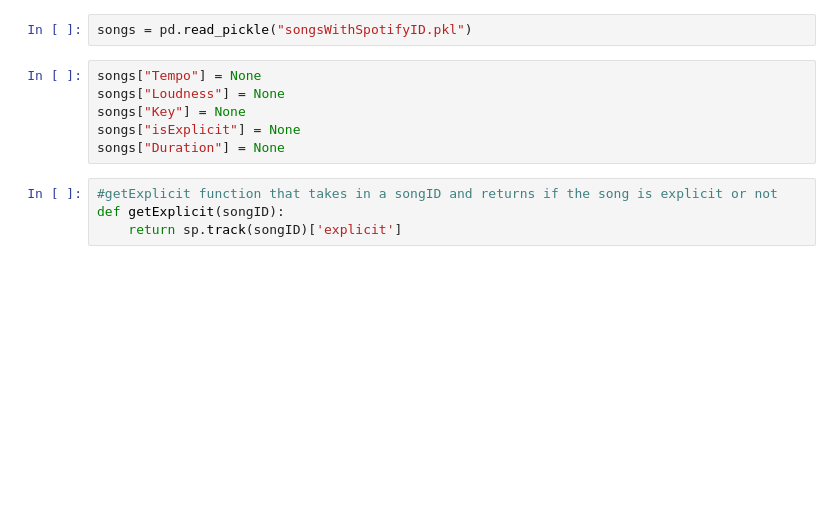
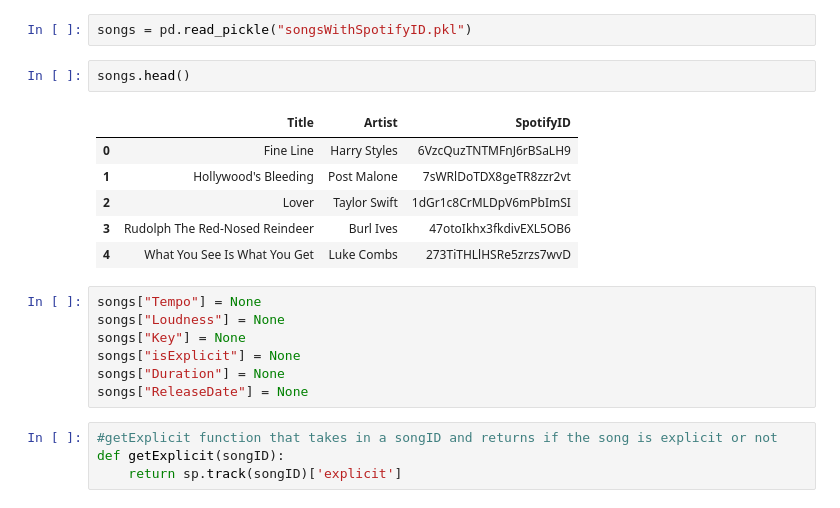
Before and after one commit to cnn22/SingerSongwriter, a Jupyter notebook: GetSongAttributesFromSpotify.ipynb, the cells around one changed output. Saved outputs shown, nothing was run; the diff lists cells and outputs as text; blank space fills up the shorter version.

```diff
--- a/GetSongAttributesFromSpotify.ipynb
+++ b/GetSongAttributesFromSpotify.ipynb
@@ -14,12 +14,22 @@ client_credentials_manager = SpotifyClientCredentials(client_id = cid, client_se
 sp = spotipy.Spotify(client_credentials_manager = client_credentials_manager)
 # %%
 songs = pd.read_pickle("songsWithSpotifyID.pkl")
+# %%
+songs.head()
+# %% [output]
+|  | Title | Artist | SpotifyID |
+| 0 | Fine Line | Harry Styles | 6VzcQuzTNTMFnJ6rBSaLH9 |
+| 1 | Hollywood's Bleeding | Post Malone | 7sWRlDoTDX8geTR8zzr2vt |
+| 2 | Lover | Taylor Swift | 1dGr1c8CrMLDpV6mPbImSI |
+| 3 | Rudolph The Red-Nosed Reindeer | Burl Ives | 47otoIkhx3fkdivEXL5OB6 |
+| 4 | What You See Is What You Get | Luke Combs | 273TiTHLlHSRe5zrzs7wvD |
 # %%
 songs["Tempo"] = None
 songs["Loudness"] = None
 songs["Key"] = None
 songs["isExplicit"] = None
 songs["Duration"] = None
+songs["ReleaseDate"] = None
 # %%
 #getExplicit function that takes in a songID and returns if the song is explicit or not
 def getExplicit(songID):
```
Also changed, not shown: parts of 6 cells of this notebook, 2 other files.
